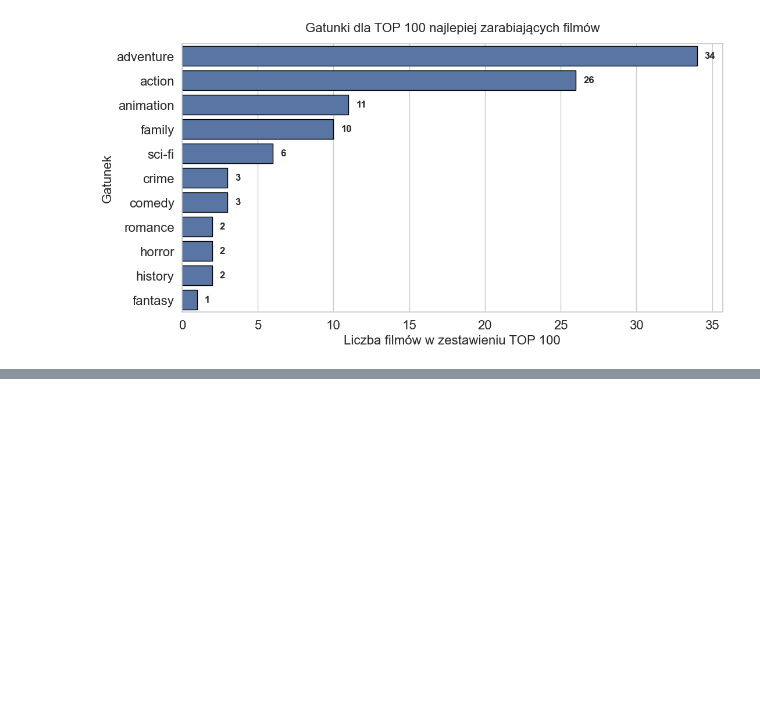
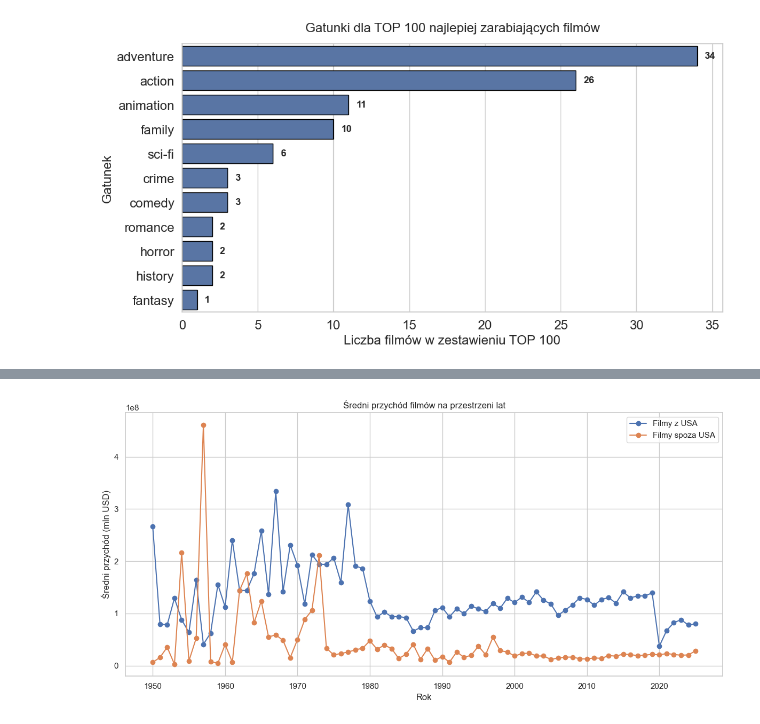
Before and after one commit to olkat12/Data_Exploration, a Jupyter notebook: data-visualization/first_data_analisys.ipynb, the cells around one changed output, grey strips where cells are left out. Saved outputs shown, nothing was run; the diff lists cells and outputs as text; code cells hidden in the pictures; blank space fills up the shorter version.

```diff
--- a/data-visualization/first_data_analisys.ipynb
+++ b/data-visualization/first_data_analisys.ipynb
@@ -575,0 +588,26 @@ plt.show()
+# %%
+avg_revenue = data.groupby(['year', 'origin_in_US'])['revenue_adjusted'].mean().reset_index()
+
+# Podział na filmy z USA i spoza USA
+avg_revenue_us = avg_revenue[avg_revenue['origin_in_US'] == 1]
+avg_revenue_non_us = avg_revenue[avg_revenue['origin_in_US'] == 0]
+
+# Wykres liniowy
+plt.figure(figsize=(12, 6))
+plt.plot(avg_revenue_us['year'], avg_revenue_us['revenue_adjusted'], marker='o', label='Filmy z USA')
+plt.plot(avg_revenue_non_us['year'], avg_revenue_non_us['revenue_adjusted'], marker='o', label='Filmy spoza USA')
+
+# Ustawienie co 10 lat na osi X
+start_year = avg_revenue['year'].min()
+end_year = avg_revenue['year'].max()
+plt.xticks(range(start_year, end_year + 1, 10))
+
+plt.title('Średni przychód filmów na przestrzeni lat')
+plt.xlabel('Rok')
+plt.ylabel('Średni przychód (mln USD)')
+plt.legend()
+plt.grid(True)
+plt.tight_layout()
+plt.show()
+# %% [output]
+[figure, added]
```
Also changed, not shown: parts of 46 cells of this notebook, 2 other files.
